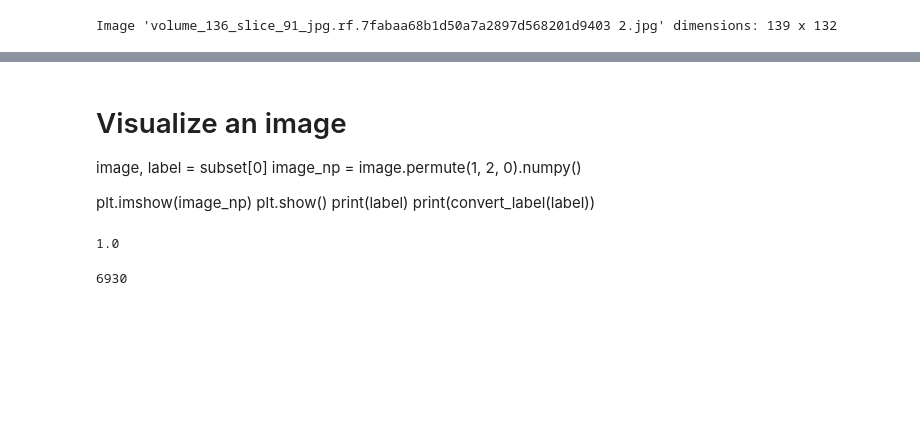
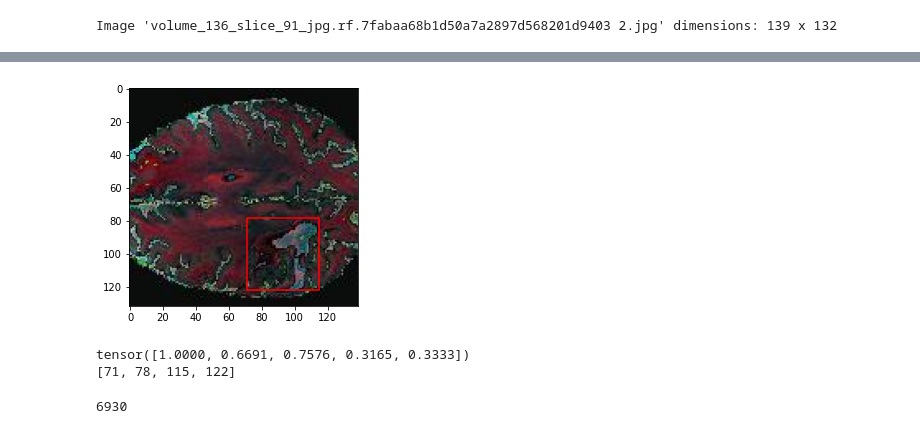
Before and after one commit to AyushBatra01/medical-imaging, a Jupyter notebook: load_data.ipynb, the cells around one changed output, grey strips where cells are left out. Drawn from its saved outputs; the diff is of its cells as text; code cells hidden in the pictures; blank space fills up the shorter version.

Commit message:
added code to visualize image

```diff
--- a/load_data.ipynb
+++ b/load_data.ipynb
@@ -45,7 +45,7 @@ def convert_label(label):
     x_upper = round(WIDTH * (x_center + width/2))
     y_lower = round(HEIGHT * (y_center - height/2))
     y_upper = round(HEIGHT * (y_center + height/2))
-    box = [x_lower, x_upper, y_lower, y_upper]
+    box = [x_lower, y_lower, x_upper, y_upper]
     return class_, box
 # %%
 class CustomDataset(Dataset):
@@ -120,16 +120,21 @@ Standard deviation: tensor([0.1469, 0.1331, 0.1293])
-# %% [markdown]
-# Visualize an image
-image, label = subset[0]
-image_np = image.permute(1, 2, 0).numpy()
-
-plt.imshow(image_np)
-plt.show()
-print(label)
-print(convert_label(label))
-# %%
-label[0].item()
-# %% [output]
-1.0
+# %%
+# Visualize an image
+image, label = subset[0]
+image_np = image.permute(1, 2, 0).numpy()
+img_class, img_box = convert_label(label)
+# add rectangle displaying object location
+rect = patches.Rectangle((img_box[0], img_box[1]), img_box[2] - img_box[0], img_box[3] - img_box[1],
+                         linewidth = 1.5, edgecolor = 'r', facecolor = 'None')
+fig, ax = plt.subplots()
+ax.imshow(image_np)
+ax.add_patch(rect)
+plt.show()
+print(label)
+print(img_box)
+# %% [output]
+[figure, added]
+tensor([1.0000, 0.6691, 0.7576, 0.3165, 0.3333])
+[71, 78, 115, 122]
 # %%
 # final transformation
 train_transform = transforms.Compose([
```
Also changed, not shown: parts of 5 cells of this notebook.
